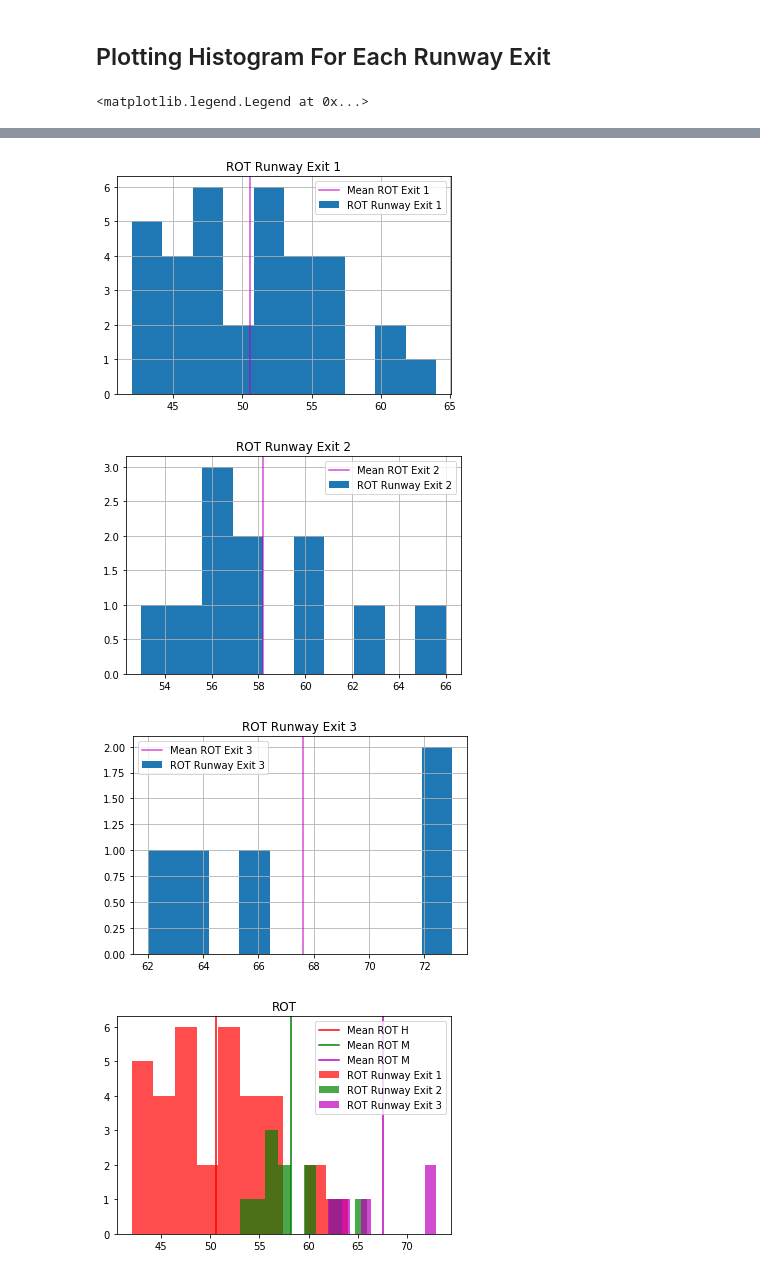
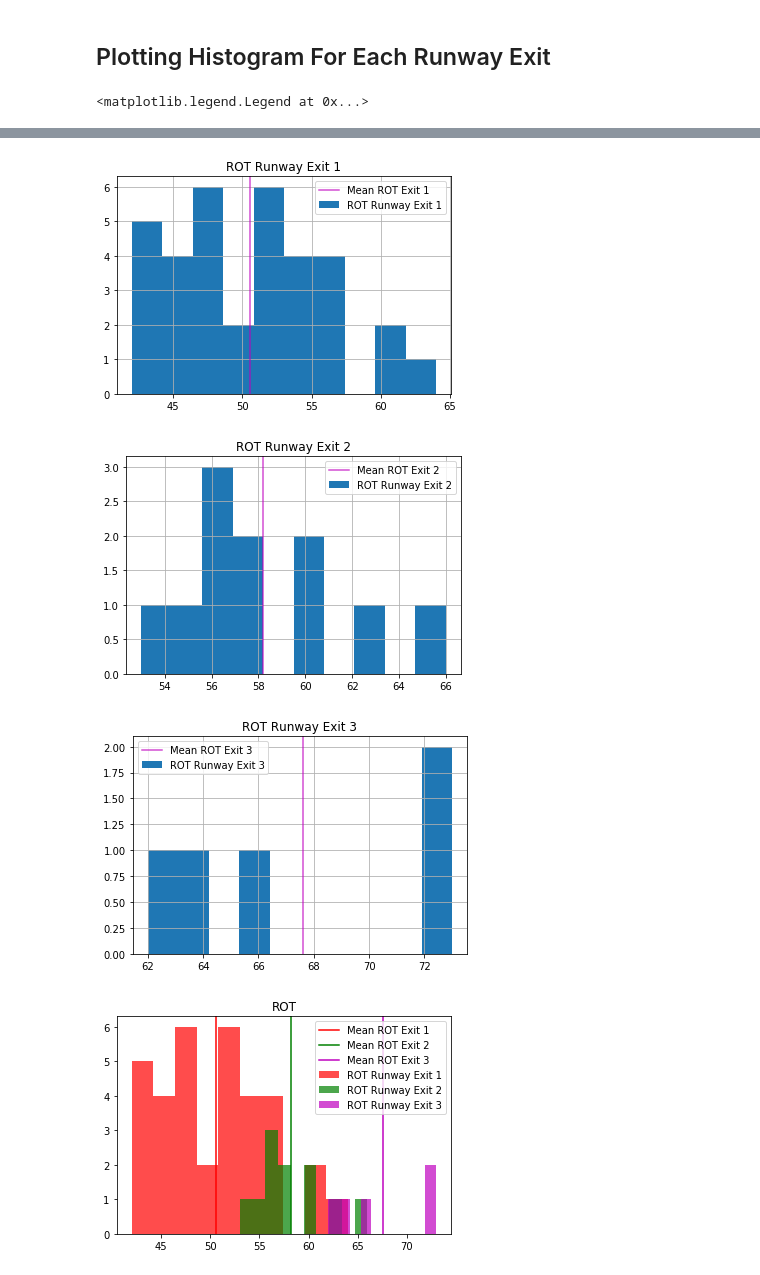
Before and after one commit to BarnabasLim/Air-Traffic-Management, a Jupyter notebook: Week 6/ROT.ipynb, the cells around one changed output, grey strips where cells are left out. Drawn from its saved outputs; the diff is of its cells as text; code cells hidden in the pictures.

Commit message:
More Analysis Runway exit

```diff
--- a/Week 6/ROT.ipynb
+++ b/Week 6/ROT.ipynb
@@ -122,34 +122,34 @@ plt.title('ROT ALL')
 #Histogram Exit 1
 rot_runway1_data[['ROT']].hist(bins=10,label='ROT Runway Exit 1')
 plt.title('ROT Runway Exit 1')
 plt.axvline(x=rot_runway1_data['ROT'].values.mean(),alpha=0.7,c='m',label='Mean ROT Exit 1')
 plt.legend()
 
 #Histogram Exit 2
 rot_runway2_data[['ROT']].hist(bins=10,label='ROT Runway Exit 2')
 plt.title('ROT Runway Exit 2')
 plt.axvline(x=rot_runway2_data['ROT'].values.mean(),alpha=0.7,c='m',label='Mean ROT Exit 2')
 plt.legend()
 
 #Histogram Exit 3
 rot_runway3_data[['ROT']].hist(bins=10,label='ROT Runway Exit 3')
 plt.title('ROT Runway Exit 3')
 plt.axvline(x=rot_runway3_data['ROT'].values.mean(),alpha=0.7,c='m',label='Mean ROT Exit 3')
 plt.legend()
 
 #Histogram Exit 1,2,3
 rot_runway1_data[['ROT']].hist(bins=10,alpha=0.7,color='r',label='ROT Runway Exit 1')
 plt.hist(rot_runway2_data['ROT'].values,bins=10,alpha=0.7,color='g',label='ROT Runway Exit 2')
 plt.hist(rot_runway3_data['ROT'].values,bins=10,alpha=0.7,color='m',label='ROT Runway Exit 3')
 plt.grid()
-plt.axvline(x=rot_runway1_data['ROT'].values.mean(),c='r',label='Mean ROT H')
-plt.axvline(x=rot_runway2_data['ROT'].values.mean(),c='g',label='Mean ROT M')
-plt.axvline(x=rot_runway3_data['ROT'].values.mean(),c='m',label='Mean ROT M')
+plt.axvline(x=rot_runway1_data['ROT'].values.mean(),c='r',label='Mean ROT Exit 1')
+plt.axvline(x=rot_runway2_data['ROT'].values.mean(),c='g',label='Mean ROT Exit 2')
+plt.axvline(x=rot_runway3_data['ROT'].values.mean(),c='m',label='Mean ROT Exit 3')
 plt.legend()
 # %% [output]
 <matplotlib.legend.Legend at 0x...>
 [figure]
 [figure]
 [figure]
 [figure]
-[figure, old version]
+[figure, new version]
```
Also changed, not shown: parts of 1 cell of this notebook, 1 other file.
